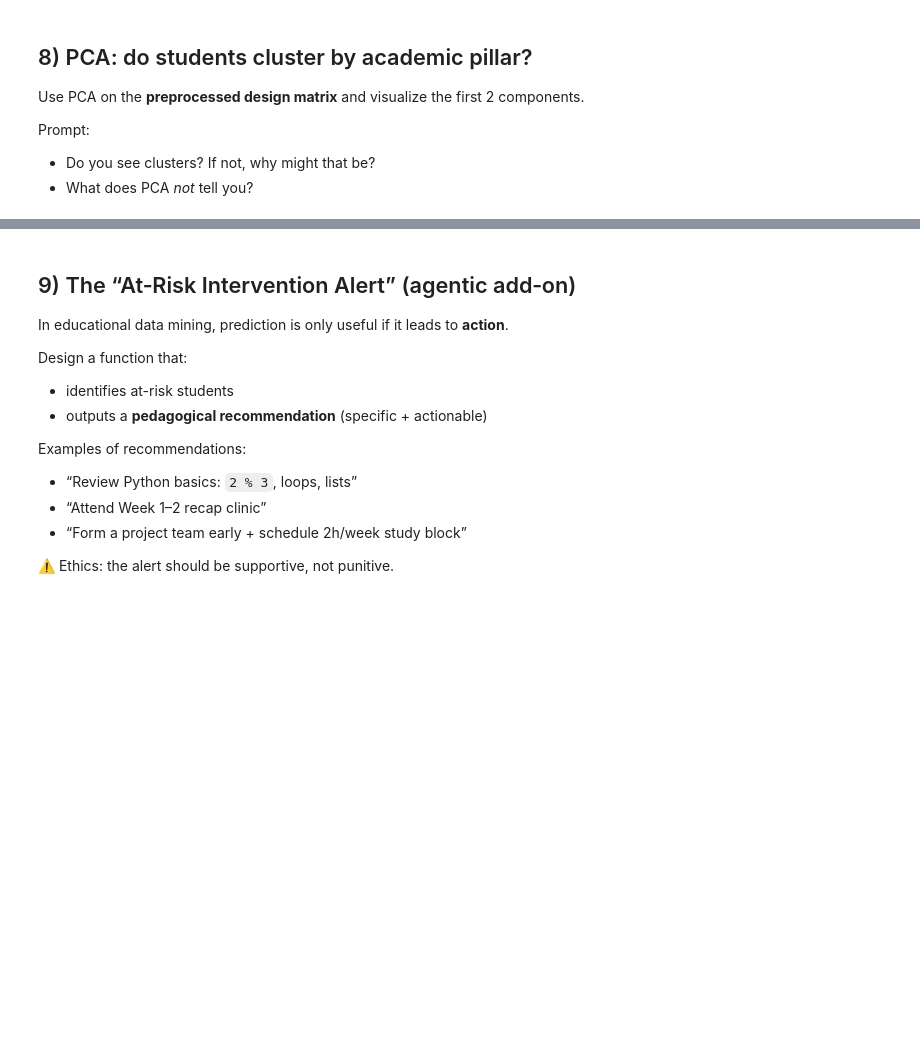
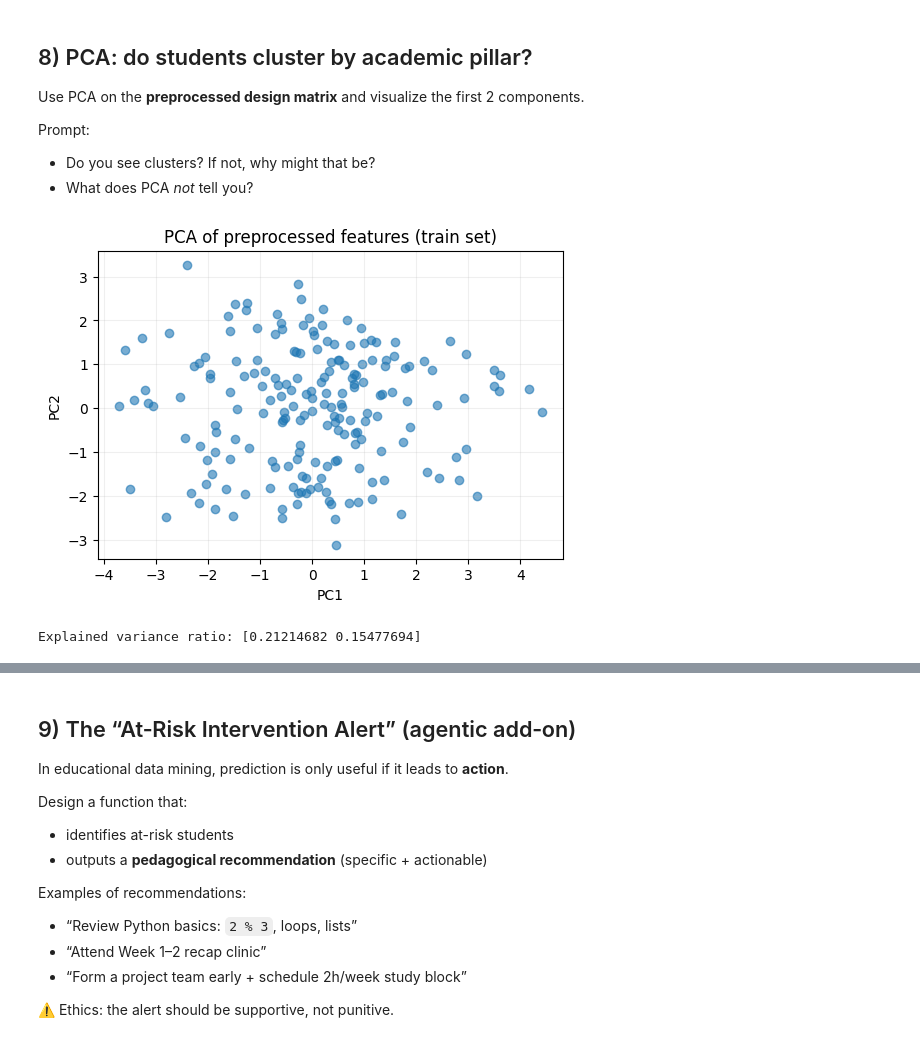
Before and after one commit to Yc1007942/cds_week4, a Jupyter notebook: edm_template.ipynb, the cells around one changed output, grey strips where cells are left out. Saved outputs shown, nothing was run; the diff lists cells and outputs as text; code cells hidden in the pictures; blank space fills up the shorter version.

```diff
--- a/edm_template.ipynb
+++ b/edm_template.ipynb
@@ -123,7 +170,7 @@ Reverse-coding rule for a 1–5 scale: `reversed = 6 - original`.
 GRIT_POS = [
     "grit_setbacks_dont_discourage_me",
     "grit_i_am_a_hard_worker",
-    "grit_i_finish_what_i_begin",
+    "grit_i_finish_what_i_begin"
 ]
 
 GRIT_NEG = [
@@ -140,7 +187,19 @@ for col in GRIT_NEG:
 df["avg_grit"] = df[GRIT_POS + [c + "_rev" for c in GRIT_NEG]].mean(axis=1)
 
 # TODO: engineered feature 2 (pick one idea above)
-# df["tech_readiness"] = ...
+# df["tech_readiness"] = GRIT_NEG[1]
+df["tech_readiness"] = (
+    (df["used_pytorch_tensorflow"] == "Yes").astype(int) +
+    (df["diag_python_mod_answer"] == "2").astype(int)
+)
+
+df["time_budget"] = (
+    (df["hours_per_week_planned"]) - (df["commute_minutes_daily"] / 60)
+)
+
+# df["self_efficacy"] = (
+#     df["cse_*"]
+# )
 
 # Quick check
 df[["avg_grit"]].describe().T
@@ -464,16 +612,19 @@ Prompt:
 # %%
 from sklearn.decomposition import PCA
 
 # Fit PCA on the TRAIN matrix (no leakage)
 pca = PCA(n_components=2, random_state=SEED)
 Z = pca.fit_transform(X_train_np)
 
-plt.figure(figsize=(6, 4))
+plt.figure(figsize=(8, 6))
 plt.scatter(Z[:, 0], Z[:, 1], alpha=0.6)
 plt.title("PCA of preprocessed features (train set)")
 plt.xlabel("PC1")
 plt.ylabel("PC2")
 plt.grid(True, alpha=0.2)
 plt.show()
 
 print("Explained variance ratio:", pca.explained_variance_ratio_)
+# %% [output]
+[figure, added]
+Explained variance ratio: [0.21214682 0.15477694]
```
Also changed, not shown: parts of 18 cells of this notebook.
